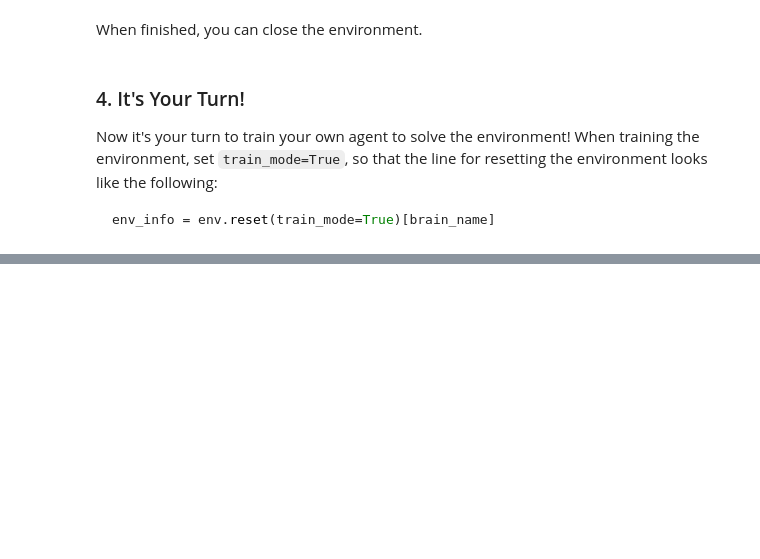
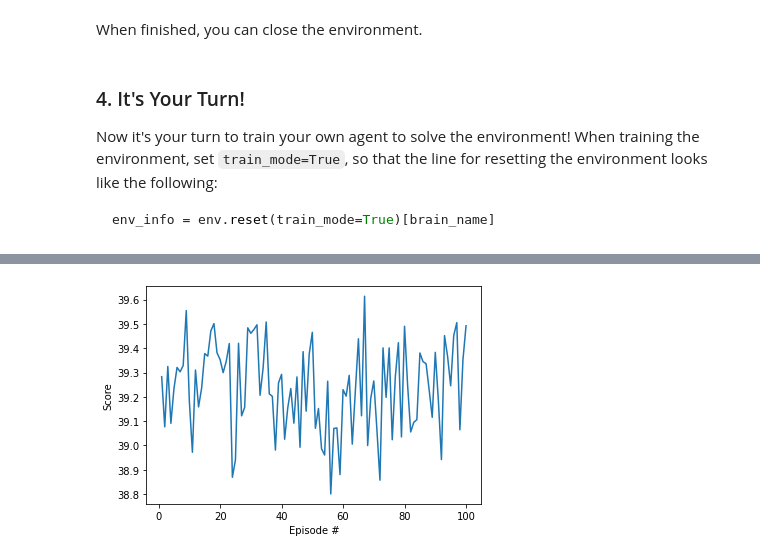
Before and after one commit to ahgit2021/deep-reinforcement-learning, a Jupyter notebook: p2_continuous-control/Continuous_Control.ipynb, the cells around one changed output, grey strips where cells are left out. Drawn from its saved outputs; the diff is of its cells as text; code cells hidden in the pictures; blank space fills up the shorter version.

```diff
--- a/p2_continuous-control/Continuous_Control.ipynb
+++ b/p2_continuous-control/Continuous_Control.ipynb
@@ -162,0 +172,5 @@ Episode 84      Score: 36.51    Last 10 Scores: 36.35   Running Average: 26.90
+# %%
+import evaluate
+importlib.reload(evaluate)
+print("evaluate trained agent\n")
+scores = evaluate.evaluate_agent(env, num_episodes=100)
@@ -162,0 +195,9 @@ Episode 84      Score: 36.51    Last 10 Scores: 36.35   Running Average: 26.90
+# %%
+fig = plt.figure()
+ax = fig.add_subplot(111)
+plt.plot(np.arange(1, len(scores)+1), scores)
+plt.ylabel('Score')
+plt.xlabel('Episode #')
+plt.show()
+# %% [output]
+[figure, added]
```
Also changed, not shown: parts of 5 cells of this notebook.
